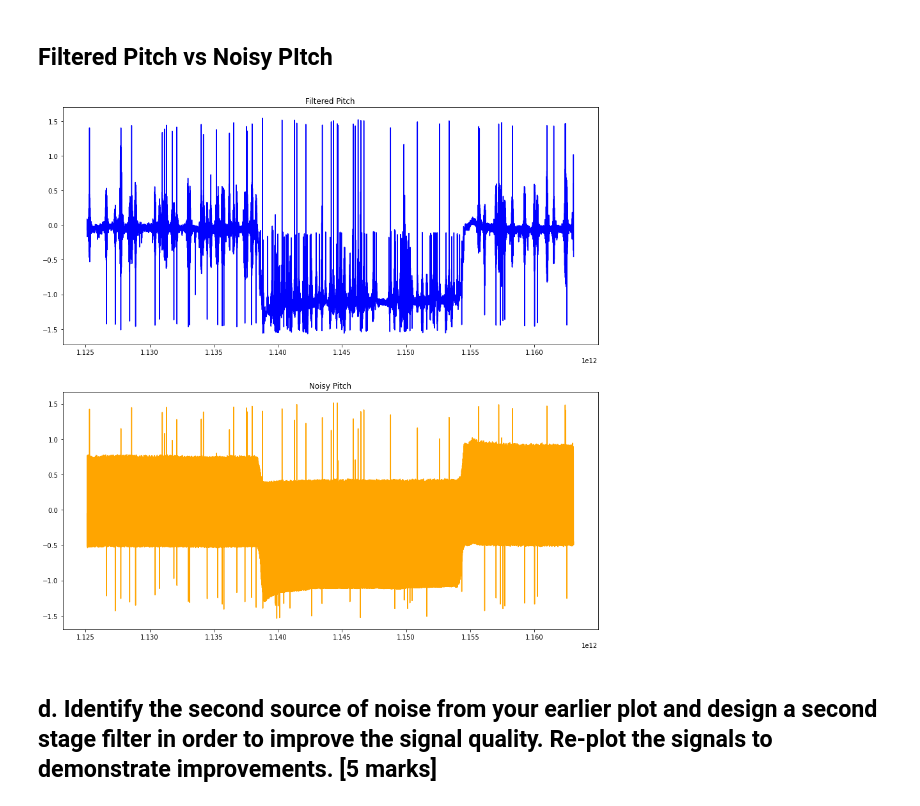
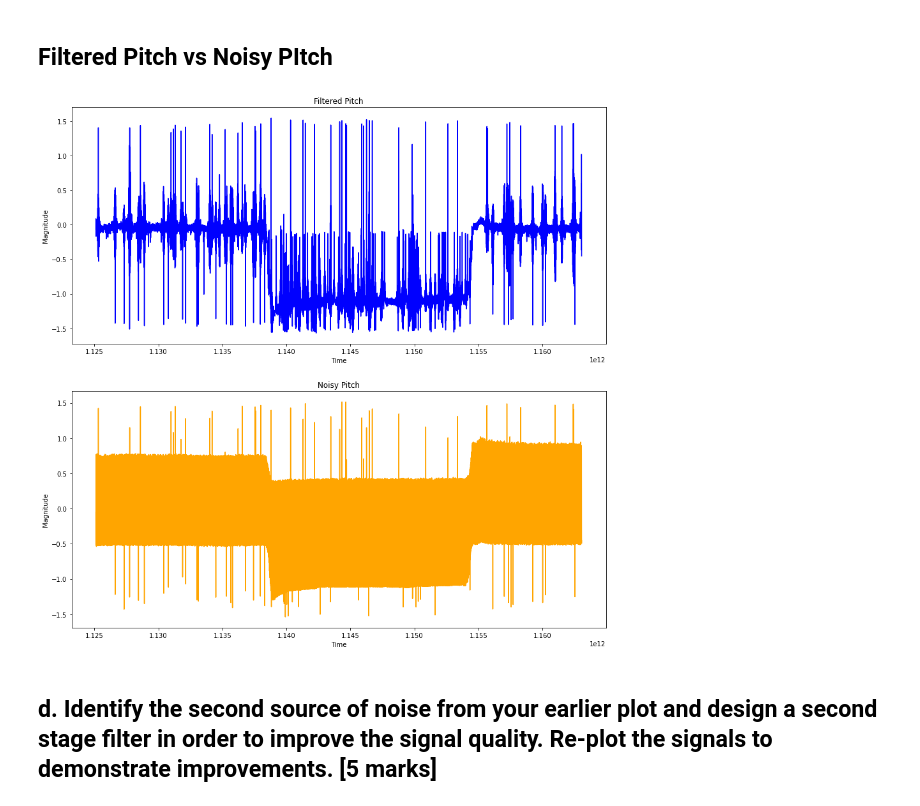
Before and after one commit to ZJTAN97/FilterSignalsProject, a Jupyter notebook: CA Qn 2/hoveringangles.ipynb, the cells around one changed output. Saved outputs shown, nothing was run; the diff lists cells and outputs as text; code cells hidden in the pictures.

```diff
--- a/CA Qn 2/hoveringangles.ipynb
+++ b/CA Qn 2/hoveringangles.ipynb
@@ -144,7 +144,7 @@ def normalize(a, b, c):
     To normalize the values before appending R Matrix
 
     Args:
-    `a`, `b`, `c`
+    a, b, c
 
     Returns:
     Normalizing value
@@ -157,10 +157,10 @@ def plotter(ax, x_values, y_values, **kwargs):
     Plotting helper function
 
     Args:
-    `plotting axe`, `x_values`, `v_values`, `x_label`, `y_label`, `title of plot`, `line color`
+    plotting axe, x_values, v_values, x_label, y_label, title of plot, line color
 
     Returns:
-    `Matplotlib graph`
+    Matplotlib graph
     """
     title = kwargs['title'] if 'title' in kwargs.keys() else None
     x_label = kwargs['x_label'] if 'x_label' in kwargs.keys() else None
@@ -416,10 +416,10 @@ plotter(ax4, ts_noisy_acc, all_noisy_yaw, title='Noisy Yaw', color='orange')
 ## Filtered Pitch vs Noisy PItch
 # %%
 fig, (ax5, ax6) = plt.subplots(2, 1, figsize=(15,15))
-plotter(ax5, ts_noisy_acc, all_filtered_pitch, title='Filtered Pitch', color='b')
-plotter(ax6, ts_noisy_acc, all_noisy_pitch, title='Noisy Pitch', color='orange')
+plotter(ax5, ts_noisy_acc, all_filtered_pitch, x_label='Time', y_label='Magnitude', title='Filtered Pitch', color='b')
+plotter(ax6, ts_noisy_acc, all_noisy_pitch, x_label='Time', y_label='Magnitude', title='Noisy Pitch', color='orange')
 # %% [output]
-[figure, old version]
+[figure, new version]
 # %% [markdown]
 ## d. Identify the second source of noise from your earlier plot and design a second stage filter in order to improve the signal quality. Re-plot the signals to demonstrate improvements. [5 marks]
 # %% [markdown]
```
Also changed, not shown: parts of 5 cells of this notebook.
